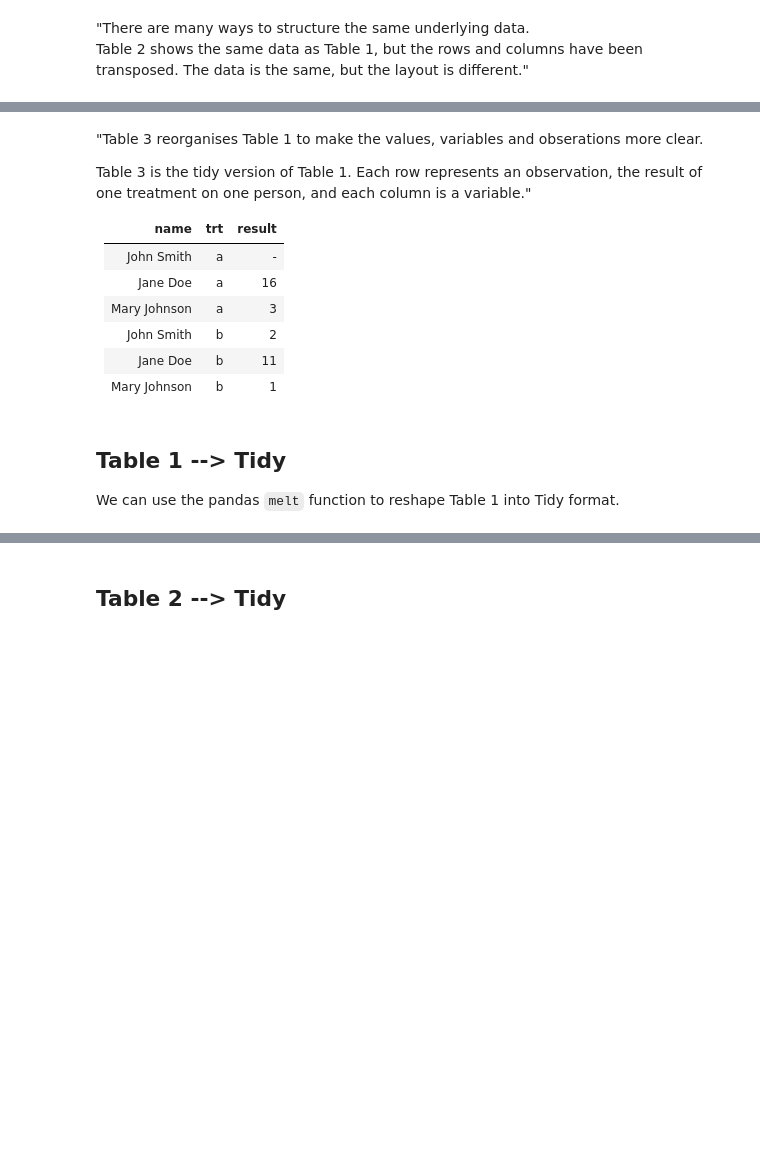
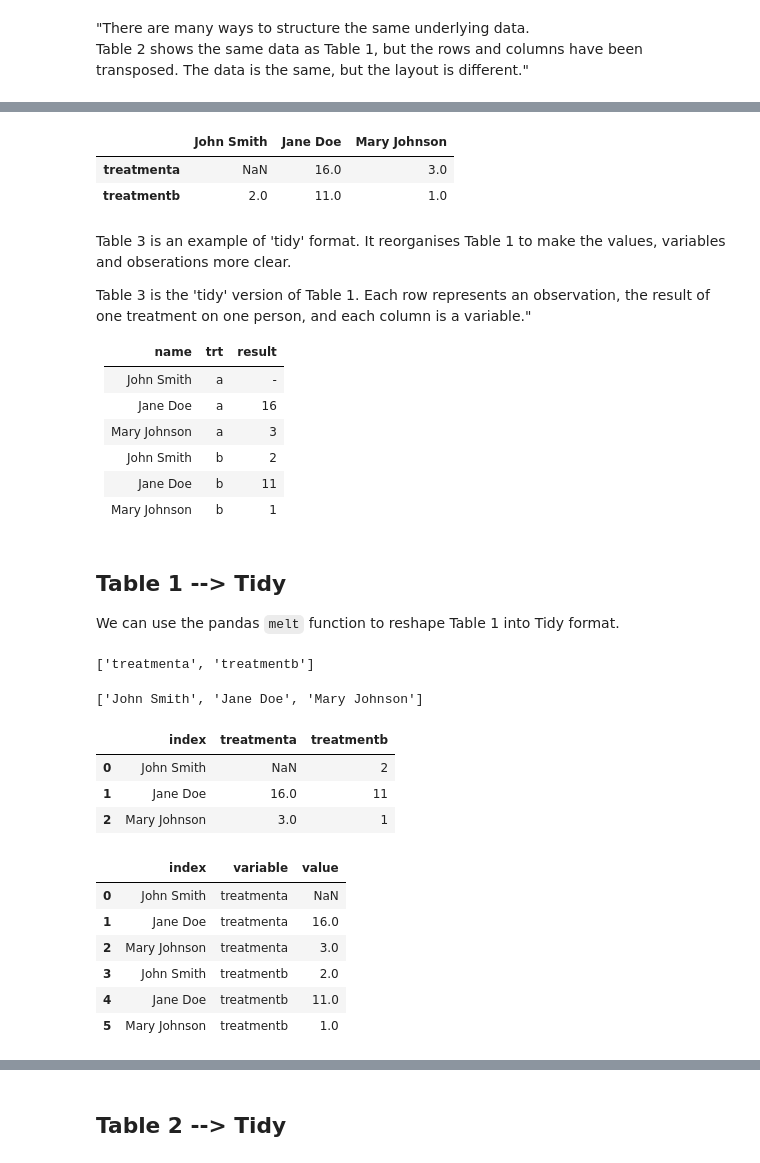
Before and after one commit to sugarfreecode/DS-Unit-1-Sprint-1-Data-Wrangling-and-Storytelling, a Jupyter notebook: module3-join-and-reshape-data/LS_DS_113_Join_and_Reshape_Data.ipynb, the cells around one changed output, grey strips where cells are left out. Cells and saved outputs as stored; diff of their text form; code cells hidden in the pictures; blank space fills up the shorter version.

```diff
--- a/module3-join-and-reshape-data/LS_DS_113_Join_and_Reshape_Data.ipynb
+++ b/module3-join-and-reshape-data/LS_DS_113_Join_and_Reshape_Data.ipynb
@@ -210,7 +204,16 @@ table2
+# %%
+# Exactly the same information can be displayed by transposing the table.
+# (this is also another form of 'wide' format)
+table2 = table1.T
+table2
+# %% [output]
+|  | John Smith | Jane Doe | Mary Johnson |
+| treatmenta | NaN | 16.0 | 3.0 |
+| treatmentb | 2.0 | 11.0 | 1.0 |
 # %% [markdown]
-"Table 3 reorganises Table 1 to make the values, variables and obserations more clear.
+Table 3 is an example of 'tidy' format. It reorganises Table 1  to make the values, variables and obserations more clear.
 
-Table 3 is the tidy version of Table 1. Each row represents an observation, the result of one treatment on one person, and each column is a variable."
+Table 3 is the 'tidy' version of Table 1. Each row represents an observation, the result of one treatment on one person, and each column is a variable."
 
 | name         | trt | result |
 |--------------|-----|--------|
@@ -224,3 +227,34 @@ Table 3 is the tidy version of Table 1. Each row represents an observation, the
 ## Table 1 --> Tidy
 
 We can use the pandas `melt` function to reshape Table 1 into Tidy format.
+# %%
+# First, get the column names as a list.
+table1.columns.tolist()
+# %% [output]
+['treatmenta', 'treatmentb']
+# %%
+# Now get the index values as another list.
+table1.index.tolist()
+# %% [output]
+['John Smith', 'Jane Doe', 'Mary Johnson']
+# %%
+# For table 1, convert the index into a column using the `reset_index` method.
+table1 = table1.reset_index()
+table1
+# %% [output]
+|  | index | treatmenta | treatmentb |
+| 0 | John Smith | NaN | 2 |
+| 1 | Jane Doe | 16.0 | 11 |
+| 2 | Mary Johnson | 3.0 | 1 |
+# %%
+# Convert the table from 'wide' to 'tidy' format using the `melt` method.
+tidy = table1.melt(id_vars='index', value_vars=['treatmenta', 'treatmentb'])
+tidy
+# %% [output]
+|  | index | variable | value |
+| 0 | John Smith | treatmenta | NaN |
+| 1 | Jane Doe | treatmenta | 16.0 |
+| 2 | Mary Johnson | treatmenta | 3.0 |
+| 3 | John Smith | treatmentb | 2.0 |
+| 4 | Jane Doe | treatmentb | 11.0 |
+| 5 | Mary Johnson | treatmentb | 1.0 |
```
Also changed, not shown: parts of 15 cells of this notebook.
